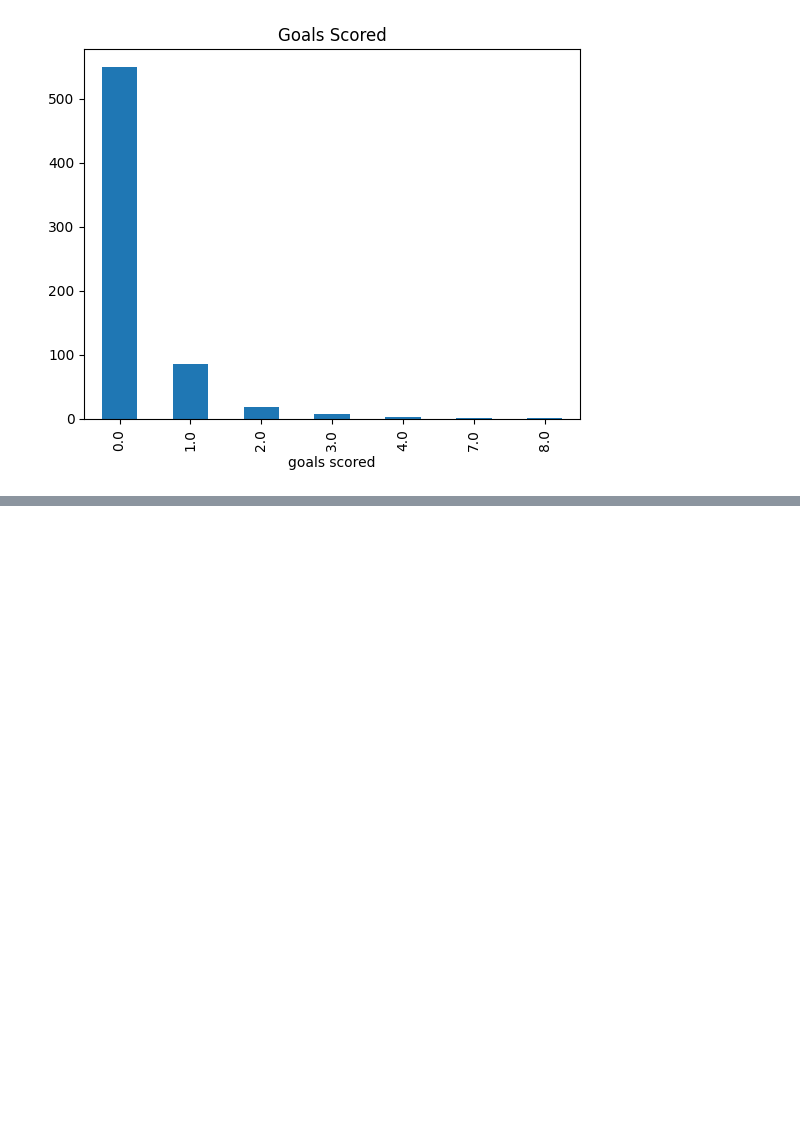
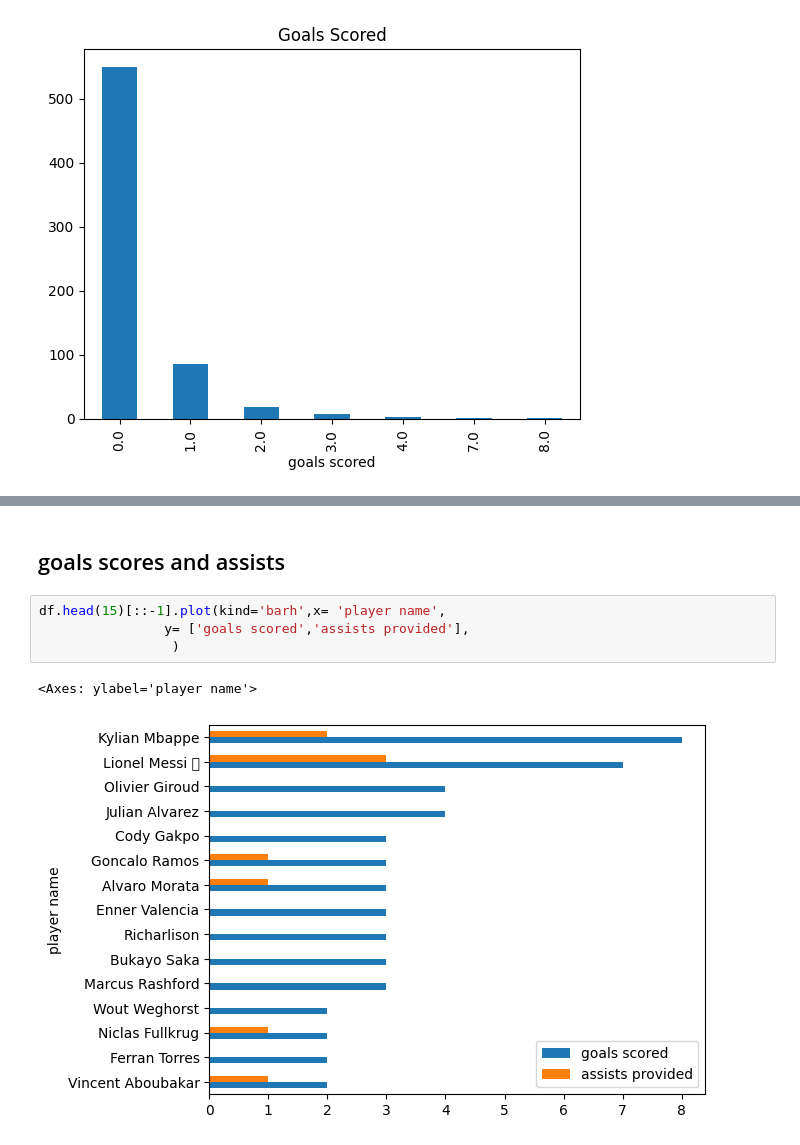
Before and after one commit to vermaakashgithub/python-data-analyitics, a Jupyter notebook: data_analysis/pandas.ipynb, the cells around one changed output, grey strips where cells are left out. Drawn from its saved outputs; the diff is of its cells as text; blank space fills up the shorter version.

```diff
--- a/data_analysis/pandas.ipynb
+++ b/data_analysis/pandas.ipynb
@@ -273,0 +330,9 @@ df['goals scored'].value_counts().plot(
+# %% [markdown]
+## goals scores and assists
+# %%
+df.head(15)[::-1].plot(kind='barh',x= 'player name',
+                y= ['goals scored','assists provided'],
+                 )
+# %% [output]
+<Axes: ylabel='player name'>
+[figure, added]
```
Also changed, not shown: parts of 13 cells of this notebook.
